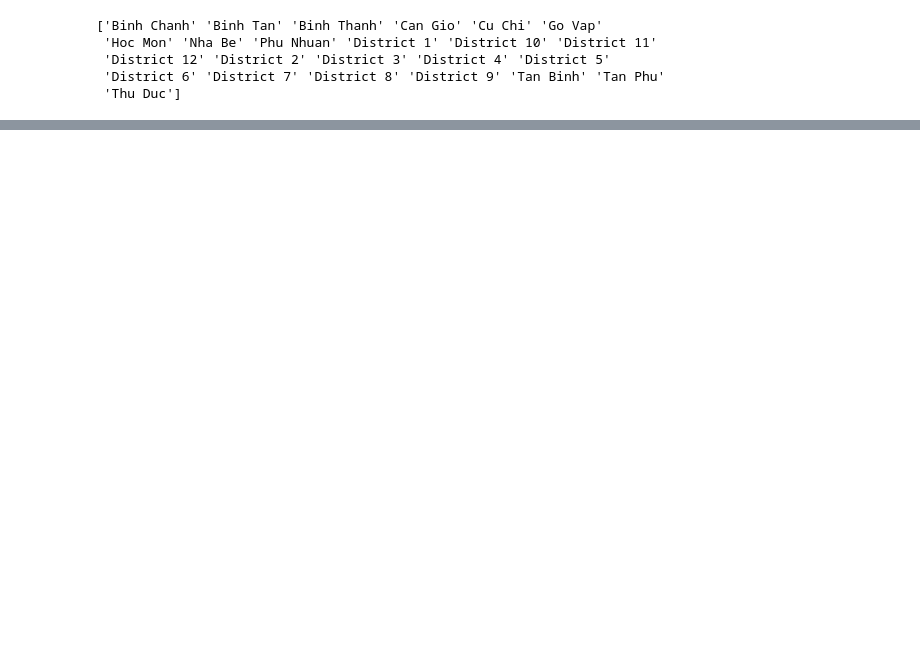
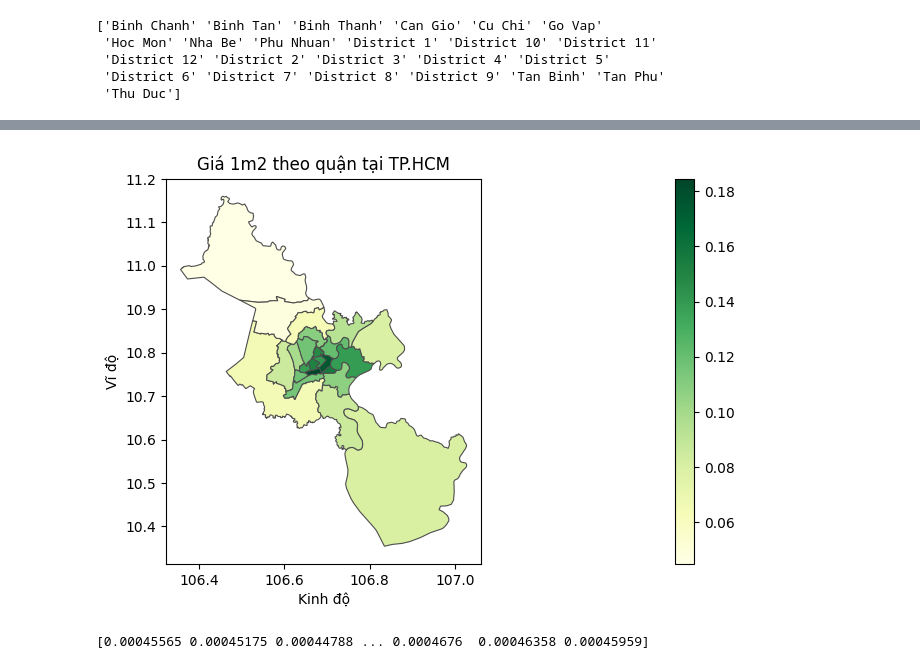
Before and after one commit to vtphatt2/House-Price-Prediction, a Jupyter notebook: KDE/map.ipynb, the cells around one changed output, grey strips where cells are left out. Cells and saved outputs as stored; diff of their text form; code cells hidden in the pictures; blank space fills up the shorter version.

```diff
--- a/KDE/map.ipynb
+++ b/KDE/map.ipynb
@@ -78,0 +71,37 @@ ValueError: Could not interpret value `Longitude` for `x`. An entry with this na
+# %%
+# Nhóm dữ liệu theo cột 'District' và tính giá trị trung bình của 'Price_per_sqm' cho mỗi quận
+price_per_sqm_mean_by_district = df.groupby('District')['Price_per_sqm'].mean().reset_index()
+
+# Đổi tên cột để rõ ràng hơn
+price_per_sqm_mean_by_district.rename(columns={'Price_per_sqm': 'price_per_sqm_mean'}, inplace=True)
+
+# Hợp nhất dữ liệu số lượng nhà bán với dữ liệu bản đồ hành chính
+gdf = gdf_hcm.merge(price_per_sqm_mean_by_district, on='District')
+
+# Vẽ bản đồ nhiệt
+fig, ax = plt.subplots(1, 1, figsize=(50, 5))
+
+gdf.plot(column='price_per_sqm_mean', cmap='YlGn', linewidth=0.8, ax=ax, edgecolor='0.3', legend=True)
+
+plt.title('Giá 1m2 theo quận tại TP.HCM')
+plt.xlabel('Kinh độ')
+plt.ylabel('Vĩ độ')
+plt.show()
+# %% [output]
+[figure, added]
+# %%
+# Tính KDE
+kde = KDEUnivariate(df['District_encoded'])
+kde.fit(bw='scott')
+
+# Vẽ đồ thị
+# plt.plot(kde.support, kde.density, label='KDE with statsmodels')
+# plt.xlabel('Value')
+# plt.ylabel('Density')
+# plt.title('Kernel Density Estimation')
+# plt.legend()
+# plt.show()
+
+print(kde.density)
+# %% [output]
+[0.00045565 0.00045175 0.00044788 ... 0.0004676  0.00046358 0.00045959]
```
Also changed, not shown: parts of 5 cells of this notebook, 1 other file.
